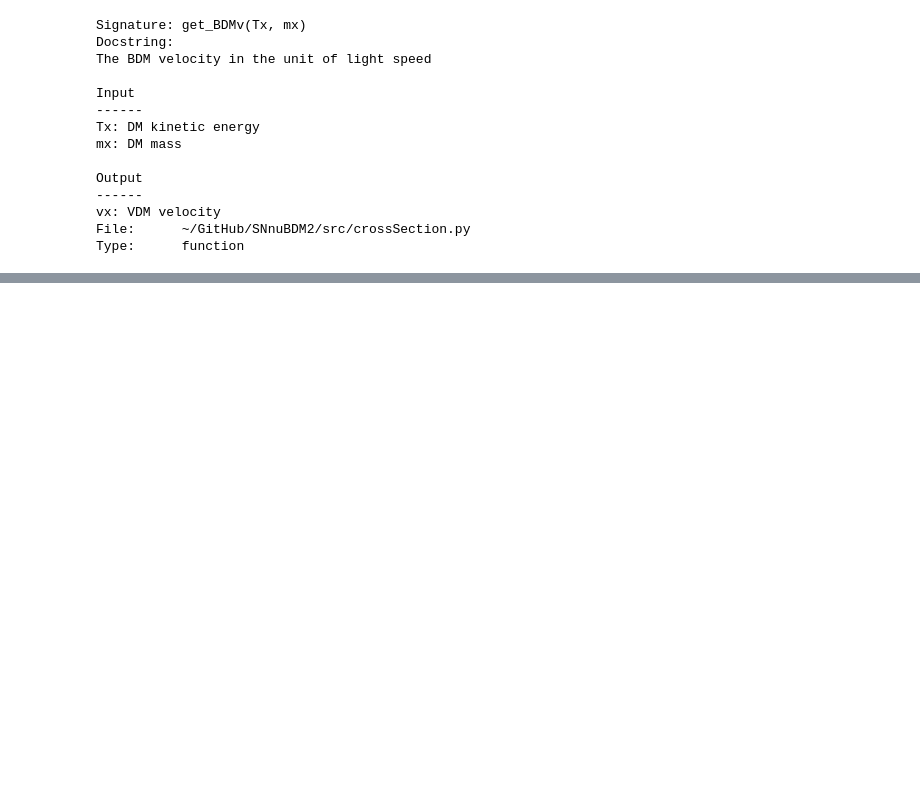
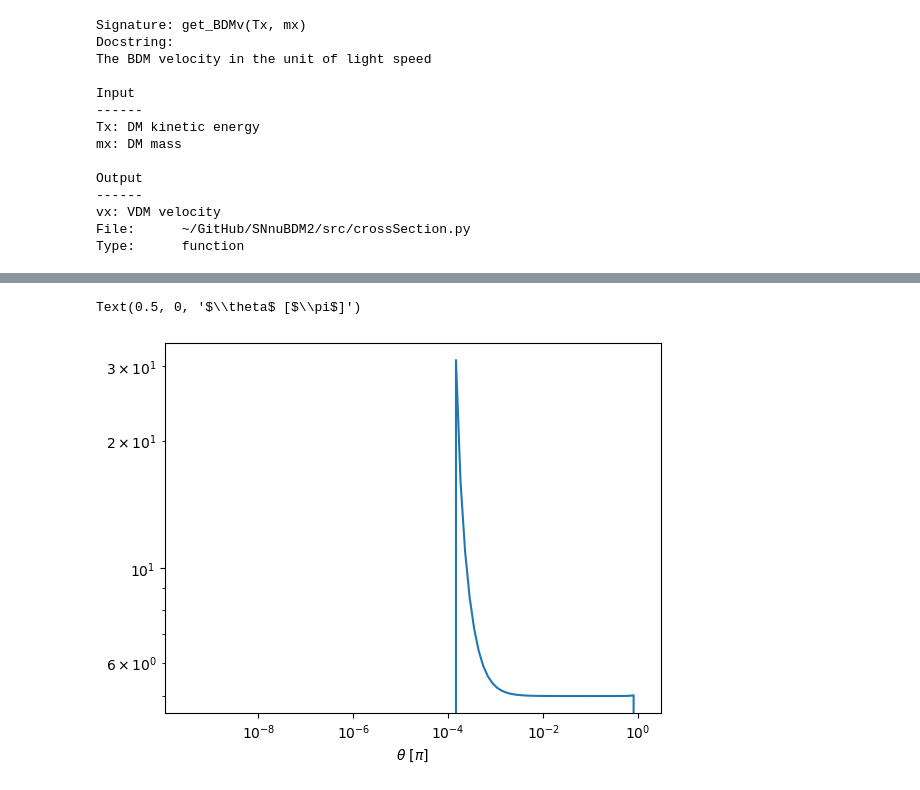
Before and after one commit to yenhsunlin/SNnuBDM2, a Jupyter notebook: src/snvbdm.ipynb, the cells around one changed output, grey strips where cells are left out. Saved outputs shown, nothing was run; the diff lists cells and outputs as text; code cells hidden in the pictures; blank space fills up the shorter version.

```diff
--- a/src/snvbdm.ipynb
+++ b/src/snvbdm.ipynb
@@ -453,0 +531,8 @@ Type:      function
+# %%
+plt.plot(theta_ls/np.pi,Ev_ls)
+plt.xscale('log')
+plt.yscale('log')
+plt.xlabel(r'$\theta$ [$\pi$]')
+# %% [output]
+Text(0.5, 0, '$\\theta$ [$\\pi$]')
+[figure, added]
```
Also changed, not shown: parts of 15 cells of this notebook, 1 other file.
